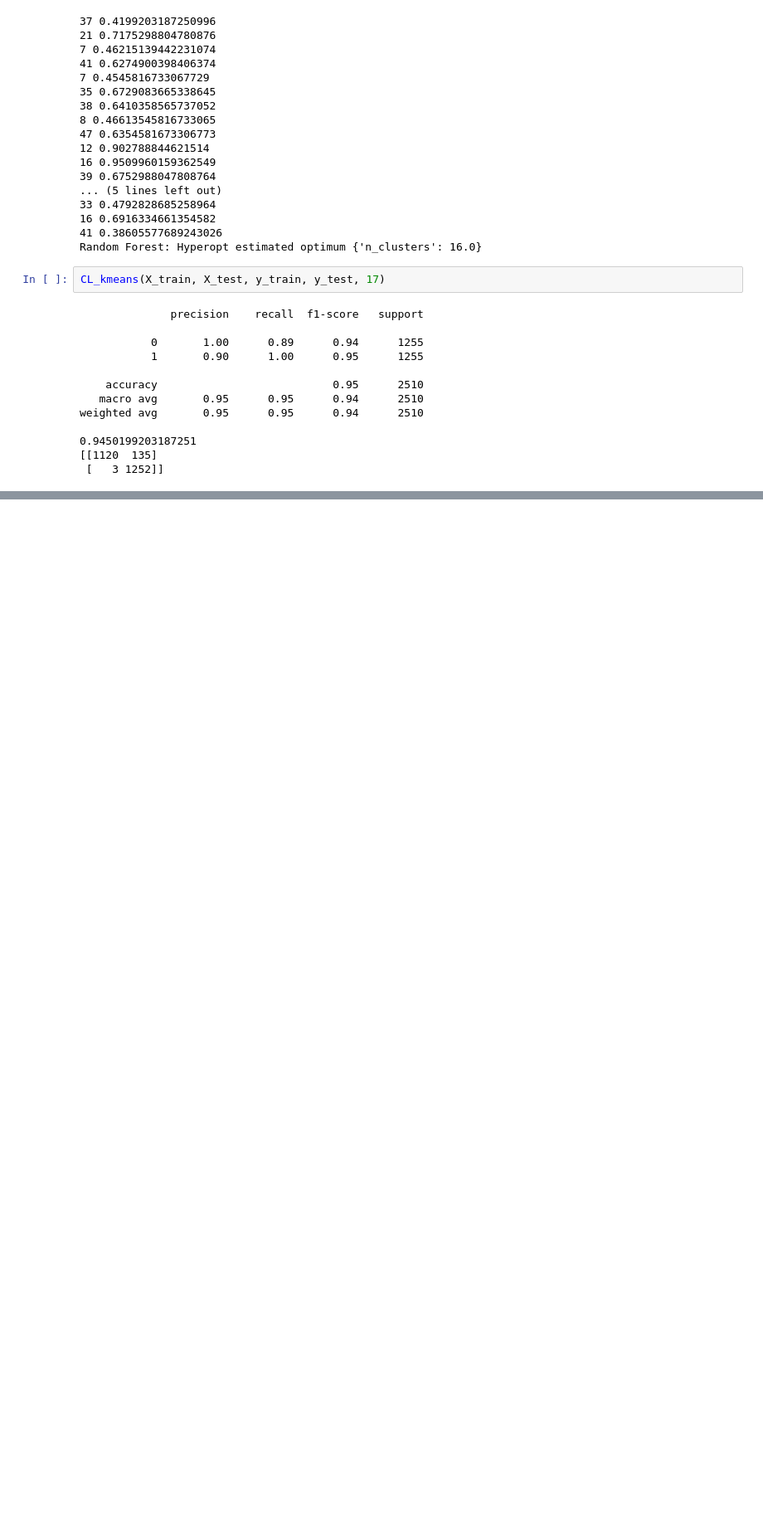
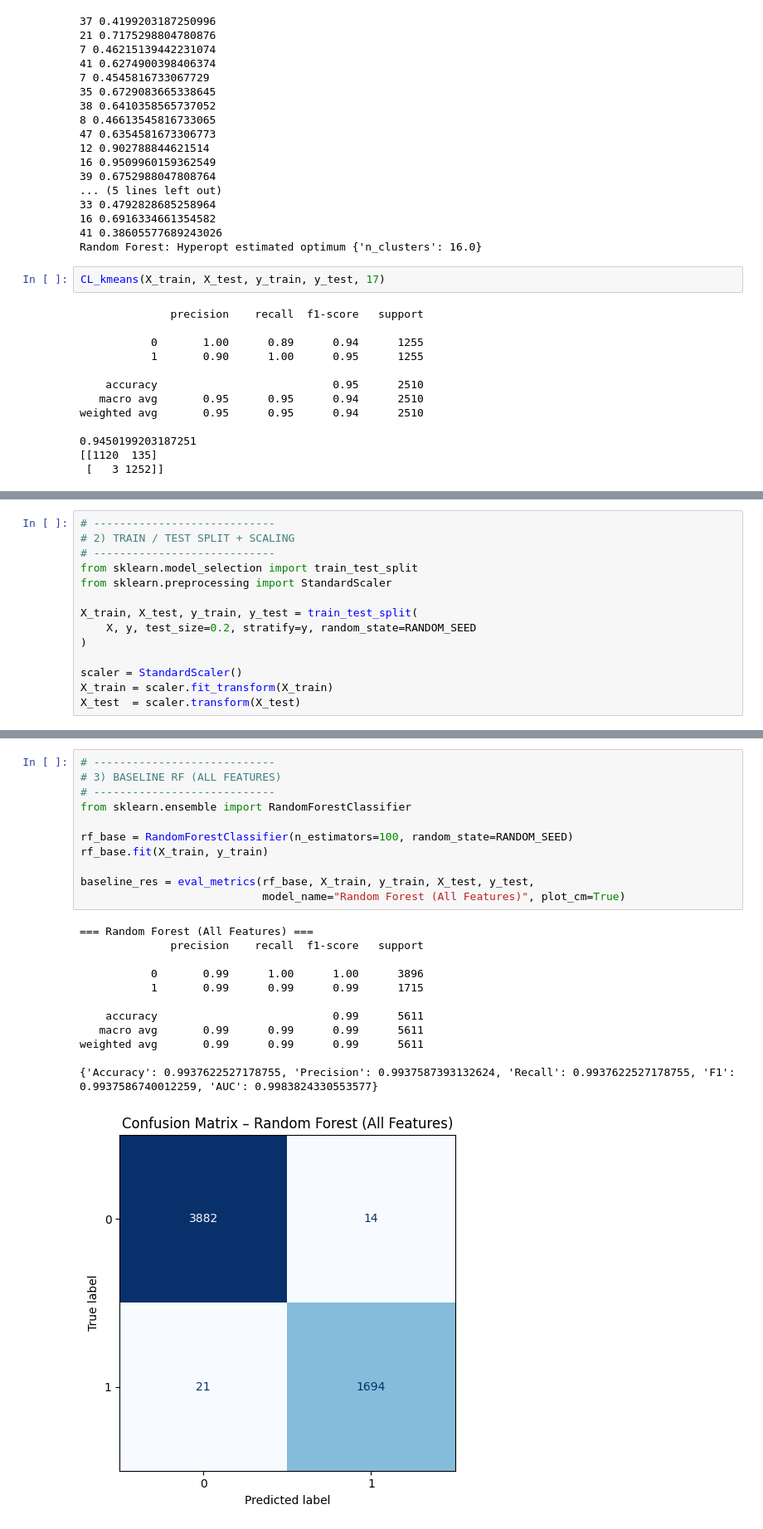
Before and after one commit to divya-392/Master-s-Project, a Jupyter notebook: MTH_IDS.ipynb, the cells around one changed output, grey strips where cells are left out. Shown at 83% size. Drawn from its saved outputs; the diff is of its cells as text; blank space fills up the shorter version.

Commit message:
Added Implementation of Modified Binary Grey Wolf Optimization on Random Forest ML Model in the Noteb ook

```diff
--- a/MTH_IDS.ipynb
+++ b/MTH_IDS.ipynb
@@ -1299,0 +1393,14 @@ weighted avg       0.95      0.95      0.94      2510
+# %%
+# ----------------------------
+# 2) TRAIN / TEST SPLIT + SCALING
+# ----------------------------
+from sklearn.model_selection import train_test_split
+from sklearn.preprocessing import StandardScaler
+
+X_train, X_test, y_train, y_test = train_test_split(
+    X, y, test_size=0.2, stratify=y, random_state=RANDOM_SEED
+)
+
+scaler = StandardScaler()
+X_train = scaler.fit_transform(X_train)
+X_test  = scaler.transform(X_test)
@@ -1299,0 +1477,24 @@ weighted avg       0.95      0.95      0.94      2510
+# %%
+# ----------------------------
+# 3) BASELINE RF (ALL FEATURES)
+# ----------------------------
+from sklearn.ensemble import RandomForestClassifier
+
+rf_base = RandomForestClassifier(n_estimators=100, random_state=RANDOM_SEED)
+rf_base.fit(X_train, y_train)
+
+baseline_res = eval_metrics(rf_base, X_train, y_train, X_test, y_test,
+                            model_name="Random Forest (All Features)", plot_cm=True)
+# %% [output]
+=== Random Forest (All Features) ===
+              precision    recall  f1-score   support
+
+           0       0.99      1.00      1.00      3896
+           1       0.99      0.99      0.99      1715
+
+    accuracy                           0.99      5611
+   macro avg       0.99      0.99      0.99      5611
+weighted avg       0.99      0.99      0.99      5611
+
+{'Accuracy': 0.9937622527178755, 'Precision': 0.9937587393132624, 'Recall': 0.9937622527178755, 'F1': 0.9937586740012259, 'AUC': 0.9983824330553577}
+[figure, added]
```
Also changed, not shown: parts of 8 cells of this notebook.
